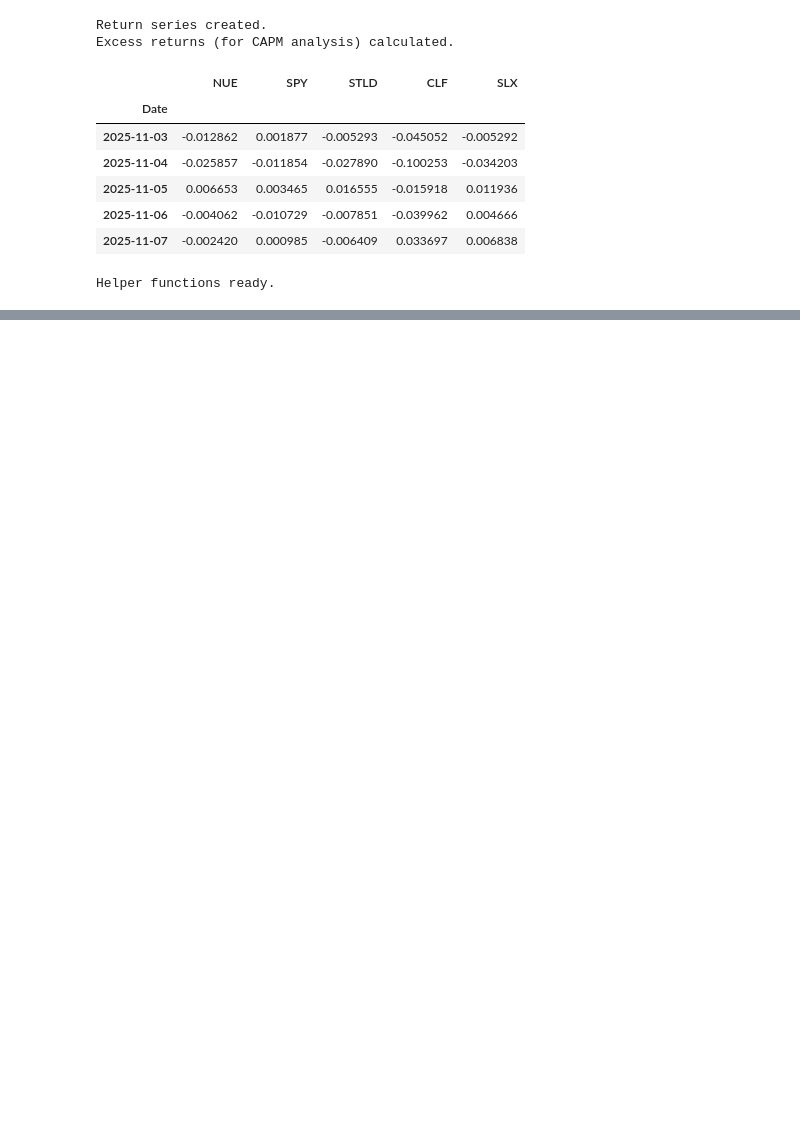
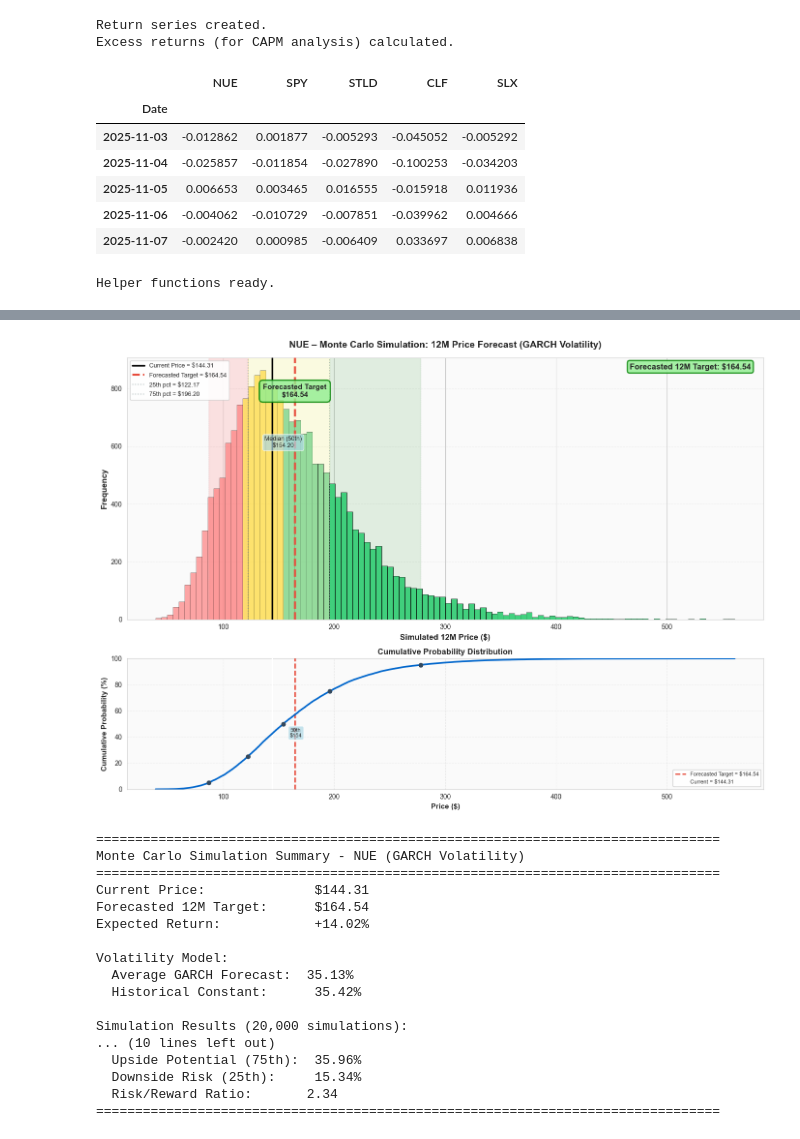
Before and after one commit to IsaacAnwar/Nucor_Statistical_Analysis, a Jupyter notebook: NUCOR_Statistical.ipynb, the cells around one changed output, grey strips where cells are left out. Cells and saved outputs as stored; diff of their text form; code cells hidden in the pictures; blank space fills up the shorter version.

```diff
--- a/NUCOR_Statistical.ipynb
+++ b/NUCOR_Statistical.ipynb
@@ -1255,5 +544,5 @@ print("regime-switching or GARCH models for more realistic volatility dynamics."
 # %%
-# Enhanced Monte Carlo Visualization with Probability Bands
+# Enhanced Monte Carlo Visualization with GARCH Volatility Forecast
 fig, (ax1, ax2) = plt.subplots(2, 1, figsize=(14, 10), height_ratios=[2, 1])
 
 # Top panel: Enhanced histogram with probability bands
@@ -1270,20 +559,15 @@ for i, (bar, bin_left, bin_right) in enumerate(zip(patches, bins[:-1], bins[1:])
     elif bin_right <= p75:
         bar.set_facecolor('#6BCF7F')  # Light green for above median
         bar.set_alpha(0.7)
-    elif bin_right <= target_price_12m:
-        bar.set_facecolor('#4ECDC4')  # Teal for approaching target
-        bar.set_alpha(0.8)
     else:
-        bar.set_facecolor('#2ECC71')  # Green for above target
+        bar.set_facecolor('#2ECC71')  # Green for above forecasted target
         bar.set_alpha(0.9)
 
 # Add vertical lines for key percentiles
 ax1.axvline(current_price, linestyle='-', linewidth=2.5, color='black',
            label=f'Current Price = ${current_price:.2f}', zorder=5)
-ax1.axvline(target_price_12m, linestyle='--', linewidth=3, color='#E74C3C',
-           label=f'Target Price = ${target_price_12m:.2f}', zorder=5)
-ax1.axvline(p50, linestyle=':', linewidth=2, color='#34495E',
-           label=f'Median (50th) = ${p50:.2f}', zorder=4)
+ax1.axvline(forecasted_target_12m, linestyle='--', linewidth=3, color='#E74C3C',
+           label=f'Forecasted Target = ${forecasted_target_12m:.2f}', zorder=5)
 ax1.axvline(p25, linestyle=':', linewidth=1.5, color='#95A5A6', alpha=0.7,
            label=f'25th pct = ${p25:.2f}', zorder=4)
 ax1.axvline(p75, linestyle=':', linewidth=1.5, color='#95A5A6', alpha=0.7,
@@ -1297,24 +581,24 @@ ax1.axvspan(p25, p75, alpha=0.1, color='yellow', zorder=1)
 ax1.axvspan(p75, p95, alpha=0.1, color='green', zorder=1)
 
 # Add text annotations
-ax1.text(target_price_12m, ax1.get_ylim()[1] * 0.9, f'Target\n${target_price_12m:.2f}',
-        ha='center', va='top', fontsize=10, fontweight='bold',
-        bbox=dict(boxstyle='round,pad=0.5', facecolor='yellow', alpha=0.8), zorder=6)
+ax1.text(forecasted_target_12m, ax1.get_ylim()[1] * 0.9, f'Forecasted Target\n${forecasted_target_12m:.2f}',
+        ha='center', va='top', fontsize=11, fontweight='bold',
+        bbox=dict(boxstyle='round,pad=0.5', facecolor='lightgreen', alpha=0.8, edgecolor='green', linewidth=2), zorder=6)
 
-ax1.text(p50, ax1.get_ylim()[1] * 0.7, f'Median\n${p50:.2f}',
+ax1.text(p50, ax1.get_ylim()[1] * 0.7, f'Median (50th)\n${p50:.2f}',
         ha='center', va='top', fontsize=9,
         bbox=dict(boxstyle='round,pad=0.3', facecolor='lightblue', alpha=0.7), zorder=6)
 
-# Add probability text box
-prob_text = f'Probability of Reaching Target: {prob_above_target:.1%}'
-ax1.text(0.98, 0.98, prob_text, transform=ax1.transAxes, fontsize=12, fontweight='bold',
+# Add forecast text box
+forecast_text = f'Forecasted 12M Target: ${forecasted_target_12m:.2f}'
+ax1.text(0.98, 0.98, forecast_text, transform=ax1.transAxes, fontsize=12, fontweight='bold',
         verticalalignment='top', horizontalalignment='right',
         bbox=dict(boxstyle='round', facecolor='lightgreen', alpha=0.8, edgecolor='green', linewidth=2),
         zorder=7)
 
 ax1.set_xlabel("Simulated 12M Price ($)", fontsize=12, fontweight='bold')
 ax1.set_ylabel("Frequency", fontsize=12, fontweight='bold')
-ax1.set_title(f"{TICKER} – Enhanced Monte Carlo Simulation: 12M Price Distribution",
+ax1.set_title(f"{TICKER} – Monte Carlo Simulation: 12M Price Forecast (GARCH Volatility)",
              fontsize=14, fontweight='bold', pad=15)
 ax1.legend(loc='upper left', fontsize=9, framealpha=0.9)
 ax1.grid(True, alpha=0.3, linestyle='--', axis='y')
@@ -1325,14 +609,10 @@ sorted_prices = np.sort(final_prices)
 cumulative_prob = np.arange(1, len(sorted_prices) + 1) / len(sorted_prices)
 
 ax2.plot(sorted_prices, cumulative_prob * 100, linewidth=2.5, color='#0066CC', zorder=5)
-ax2.axvline(target_price_12m, linestyle='--', linewidth=2, color='#E74C3C',
-           label=f'Target = ${target_price_12m:.2f}', zorder=4)
-ax2.axvline(current_price, linestyle='-', linewidth=2, color='black',
+ax2.axvline(forecasted_target_12m, linestyle='--', linewidth=2, color='#E74C3C',
+           label=f'Forecasted Target = ${forecasted_target_12m:.2f}', zorder=4)
+ax2.axvline(current_price, linestyle='-', linewidth=2, color='white',
            label=f'Current = ${current_price:.2f}', zorder=4)
-
-# Add horizontal line at probability of reaching target
-ax2.axhline(prob_above_target * 100, linestyle=':', linewidth=1.5, color='green',
-           alpha=0.7, label=f'P(≥Target) = {prob_above_target:.1%}', zorder=3)
 
 # Add percentile markers
 for pct_val, pct_name in [(p5, '5th'), (p25, '25th'), (p50, '50th'), (p75, '75th'), (p95, '95th')]:
@@ -1344,36 +624,57 @@ for pct_val, pct_name in [(p5, '5th'), (p25, '25th'), (p50, '50th'), (p75, '75th
                     bbox=dict(boxstyle='round,pad=0.3', facecolor='lightblue', alpha=0.7), zorder=7)
 
 ax2.set_xlabel("Price ($)", fontsize=11, fontweight='bold')
 ax2.set_ylabel("Cumulative Probability (%)", fontsize=11, fontweight='bold')
 ax2.set_title("Cumulative Probability Distribution", fontsize=12, fontweight='bold')
 ax2.grid(True, alpha=0.3, linestyle='--')
 ax2.legend(loc='lower right', fontsize=8, framealpha=0.9)
 ax2.set_facecolor('#FAFAFA')
 ax2.set_ylim([0, 100])
 
 plt.tight_layout()
 plt.show()
 
 # Summary statistics
 print(f"\n{'='*80}")
-print(f"Monte Carlo Simulation Summary - {TICKER}")
+print(f"Monte Carlo Simulation Summary - {TICKER} (GARCH Volatility)")
 print(f"{'='*80}")
 print(f"Current Price:              ${current_price:.2f}")
-print(f"12M Target Price:           ${target_price_12m:.2f}")
-print(f"Required Return:            {implied_return:.2%}")
+print(f"Forecasted 12M Target:      ${forecasted_target_12m:.2f}")
+print(f"Expected Return:            {((forecasted_target_12m/current_price - 1)*100):+.2f}%")
+print(f"\nVolatility Model:")
+print(f"  Average GARCH Forecast:  {avg_garch_vol:.2%}")
+print(f"  Historical Constant:      {hist_annual_vol:.2%}")
 print(f"\nSimulation Results ({num_sims:,} simulations):")
-print(f"  Probability of ≥ Target:  {prob_above_target:.1%}")
-print(f"  Expected Value:           ${final_prices.mean():.2f}")
+print(f"  Expected Value (Mean):   ${final_prices.mean():.2f}  ← Forecasted Target")
+print(f"  Median (50th):            ${p50:.2f}")
 print(f"\nPrice Distribution:")
 print(f"  5th Percentile:           ${p5:.2f}")
 print(f"  25th Percentile:          ${p25:.2f}")
-print(f"  Median (50th):            ${p50:.2f}")
 print(f"  75th Percentile:         ${p75:.2f}")
 print(f"  95th Percentile:          ${p95:.2f}")
 print(f"\nUpside/Downside Analysis:")
 upside_potential = (p75 - current_price) / current_price
 downside_risk = (current_price - p25) / current_price
 print(f"  Upside Potential (75th):  {upside_potential:.2%}")
 print(f"  Downside Risk (25th):     {downside_risk:.2%}")
 print(f"  Risk/Reward Ratio:       {upside_potential / downside_risk:.2f}")
 print(f"{'='*80}")
+# %% [output]
+[figure, added]
+================================================================================
+Monte Carlo Simulation Summary - NUE (GARCH Volatility)
+================================================================================
+Current Price:              $144.31
+Forecasted 12M Target:      $164.54
+Expected Return:            +14.02%
+
+Volatility Model:
+  Average GARCH Forecast:  35.13%
+  Historical Constant:      35.42%
+
+Simulation Results (20,000 simulations):
+... (10 lines left out)
+  Upside Potential (75th):  35.96%
+  Downside Risk (25th):     15.34%
+  Risk/Reward Ratio:       2.34
+================================================================================
```
Also changed, not shown: parts of 21 cells of this notebook.
